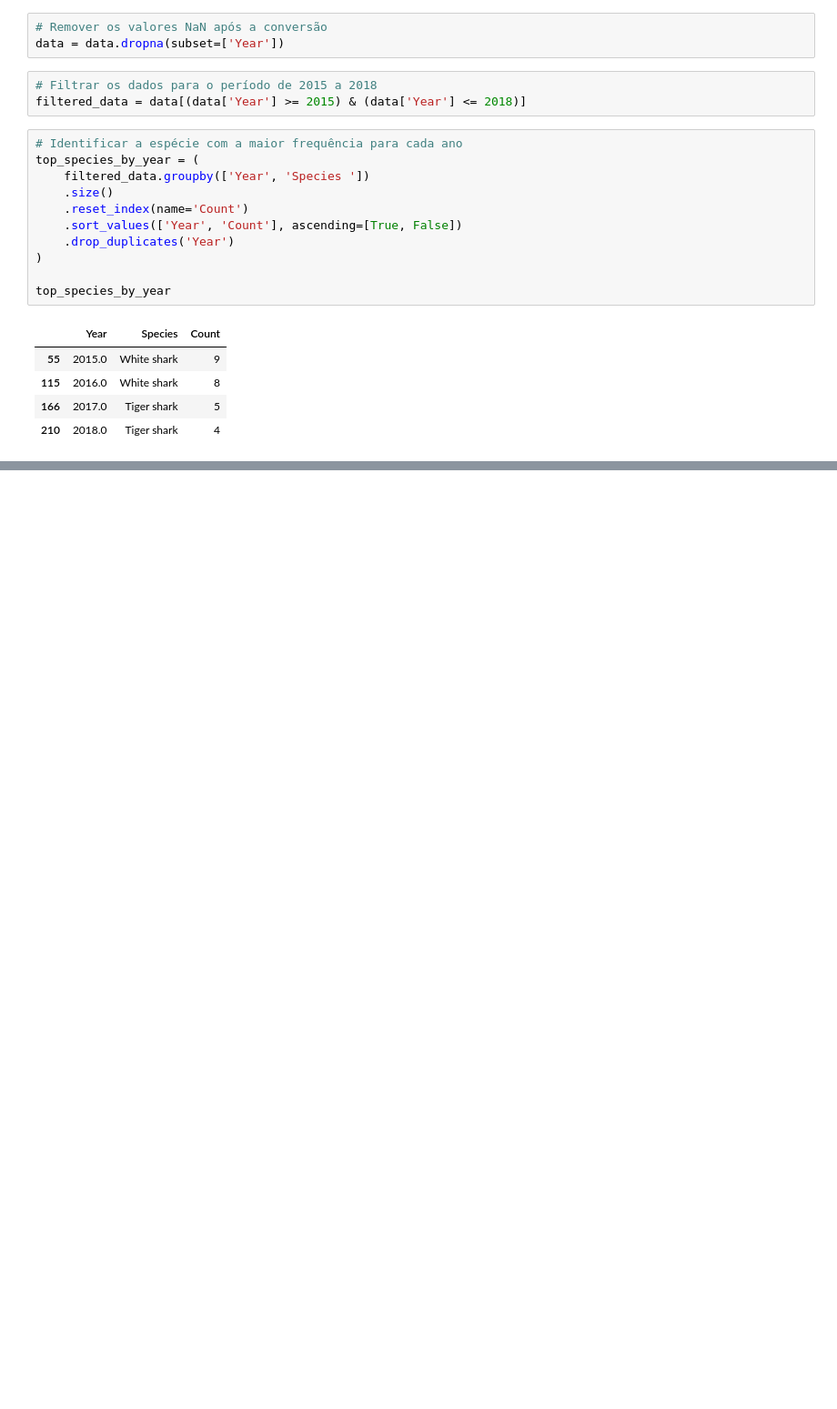
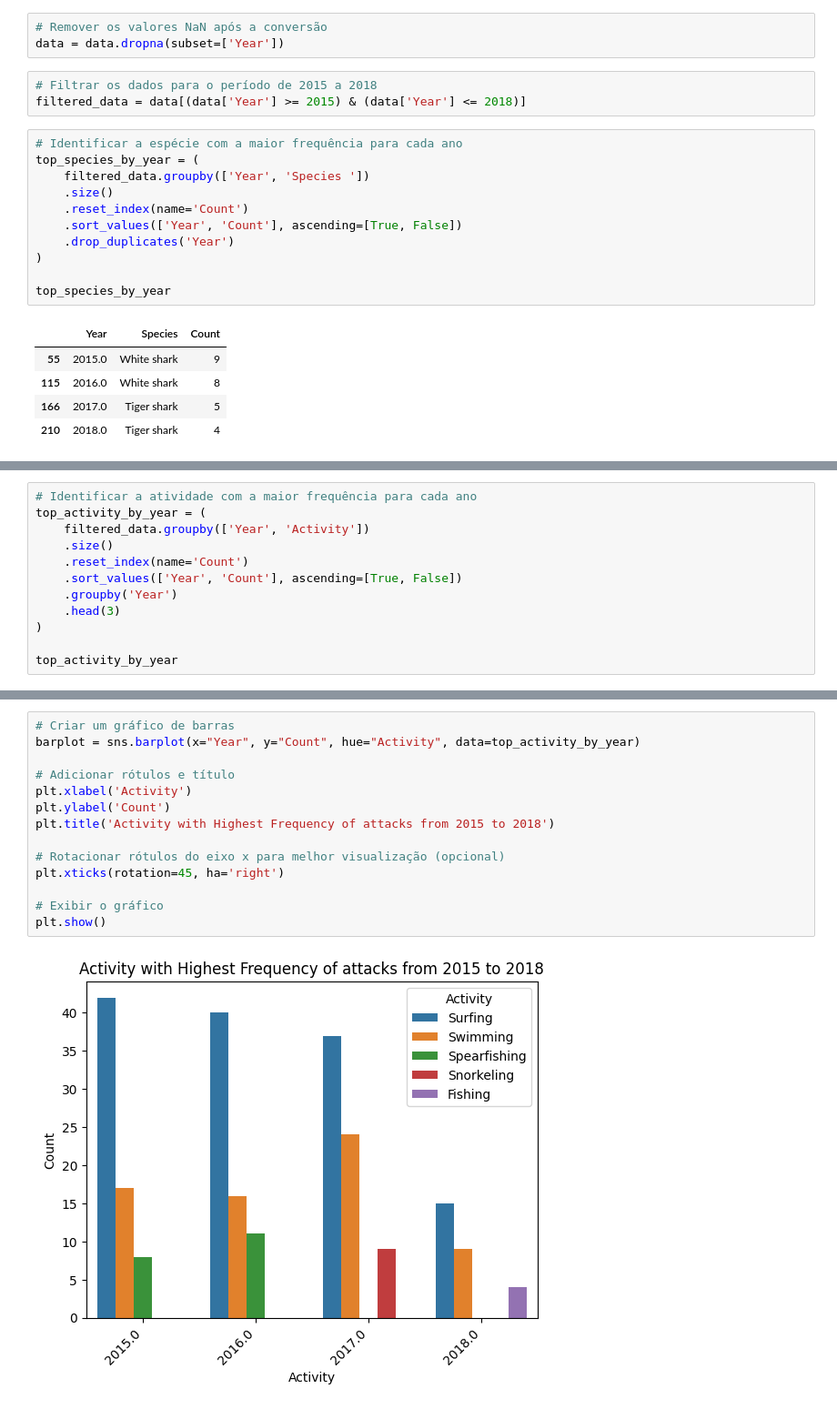
Before and after one commit to leoolessa/Project-one, a Jupyter notebook: test.ipynb, the cells around one changed output, grey strips where cells are left out. Shown: that part at 91% size. Saved outputs shown, nothing was run; the diff lists cells and outputs as text; blank space fills up the shorter version.

```diff
--- a/test.ipynb
+++ b/test.ipynb
@@ -112,0 +172,12 @@ plt.show()
+# %%
+# Identificar a atividade com a maior frequência para cada ano
+top_activity_by_year = (
+    filtered_data.groupby(['Year', 'Activity'])
+    .size()
+    .reset_index(name='Count')
+    .sort_values(['Year', 'Count'], ascending=[True, False])
+    .groupby('Year')
+    .head(3)
+)
+
+top_activity_by_year
@@ -112,0 +198,16 @@ plt.show()
+# %%
+# Criar um gráfico de barras
+barplot = sns.barplot(x="Year", y="Count", hue="Activity", data=top_activity_by_year)
+
+# Adicionar rótulos e título
+plt.xlabel('Activity')
+plt.ylabel('Count')
+plt.title('Activity with Highest Frequency of attacks from 2015 to 2018')
+
+# Rotacionar rótulos do eixo x para melhor visualização (opcional)
+plt.xticks(rotation=45, ha='right')
+
+# Exibir o gráfico
+plt.show()
+# %% [output]
+[figure, added]
```
Also changed, not shown: parts of 7 cells of this notebook, 1 other file.
